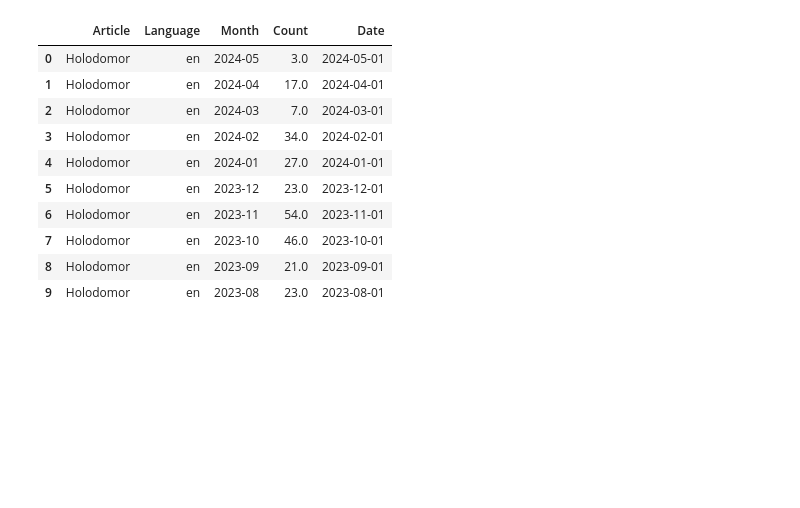
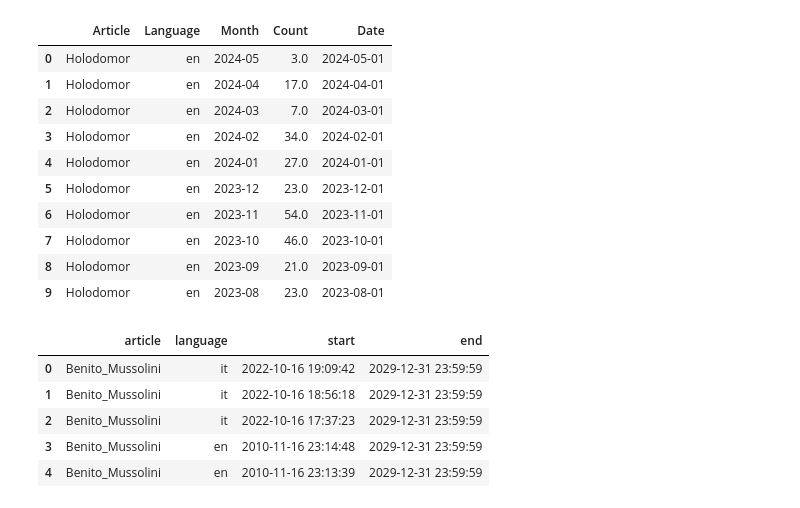
Before and after one commit to Rrisko/WikiEdits, a Jupyter notebook: code/visualisations.ipynb, the cells around one changed output. Drawn from its saved outputs; the diff is of its cells as text; code cells hidden in the pictures; blank space fills up the shorter version.

```diff
--- a/code/visualisations.ipynb
+++ b/code/visualisations.ipynb
@@ -45,6 +60,20 @@ wikiData.head(10)
 | 7 | Holodomor | en | 2023-10 | 46.0 | 2023-10-01 |
 | 8 | Holodomor | en | 2023-09 | 21.0 | 2023-09-01 |
 | 9 | Holodomor | en | 2023-08 | 23.0 | 2023-08-01 |
+# %%
+protections=pd.read_csv("../data/all_data/protections.csv")[['article', 'language', 'start', 'end']]
+protections['start'] = pd.to_datetime(protections['start'])
+protections['end'] = pd.to_datetime(protections['end'])
+
+
+protections.head(5)
+# %% [output]
+|  | article | language | start | end |
+| 0 | Benito_Mussolini | it | 2022-10-16 19:09:42 | 2029-12-31 23:59:59 |
+| 1 | Benito_Mussolini | it | 2022-10-16 18:56:18 | 2029-12-31 23:59:59 |
+| 2 | Benito_Mussolini | it | 2022-10-16 17:37:23 | 2029-12-31 23:59:59 |
+| 3 | Benito_Mussolini | en | 2010-11-16 23:14:48 | 2029-12-31 23:59:59 |
+| 4 | Benito_Mussolini | en | 2010-11-16 23:13:39 | 2029-12-31 23:59:59 |
 # %%
 import matplotlib.pyplot as plt
 
```
Also changed, not shown: parts of 4 cells of this notebook, 21 other files.
